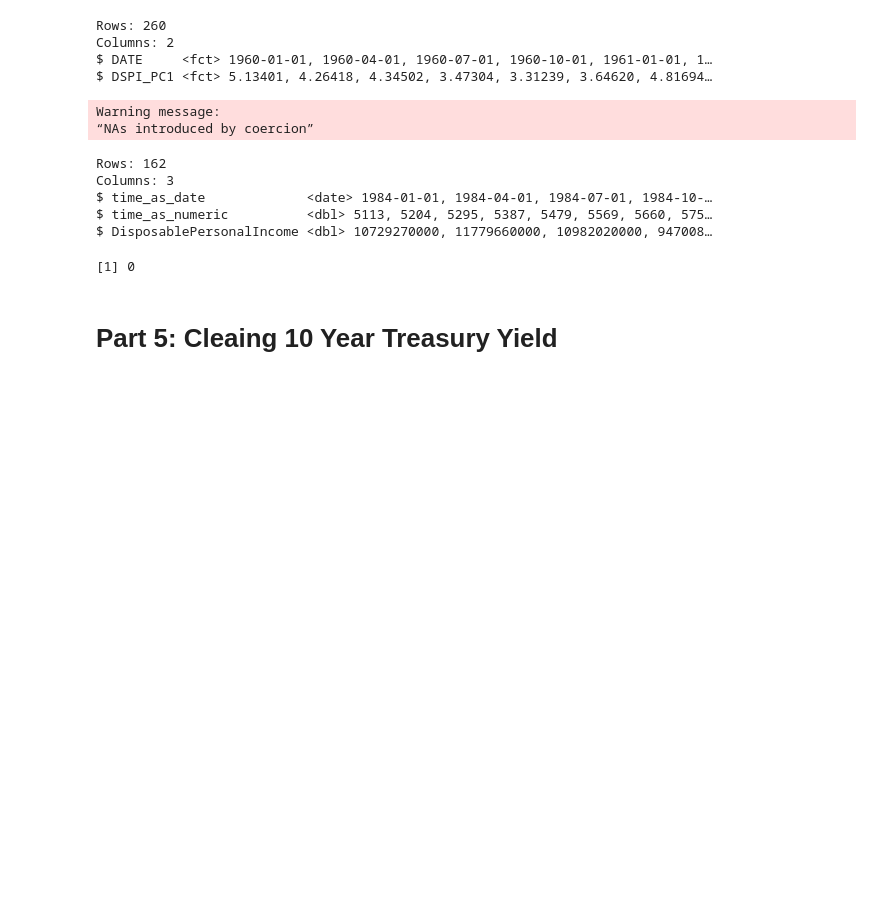
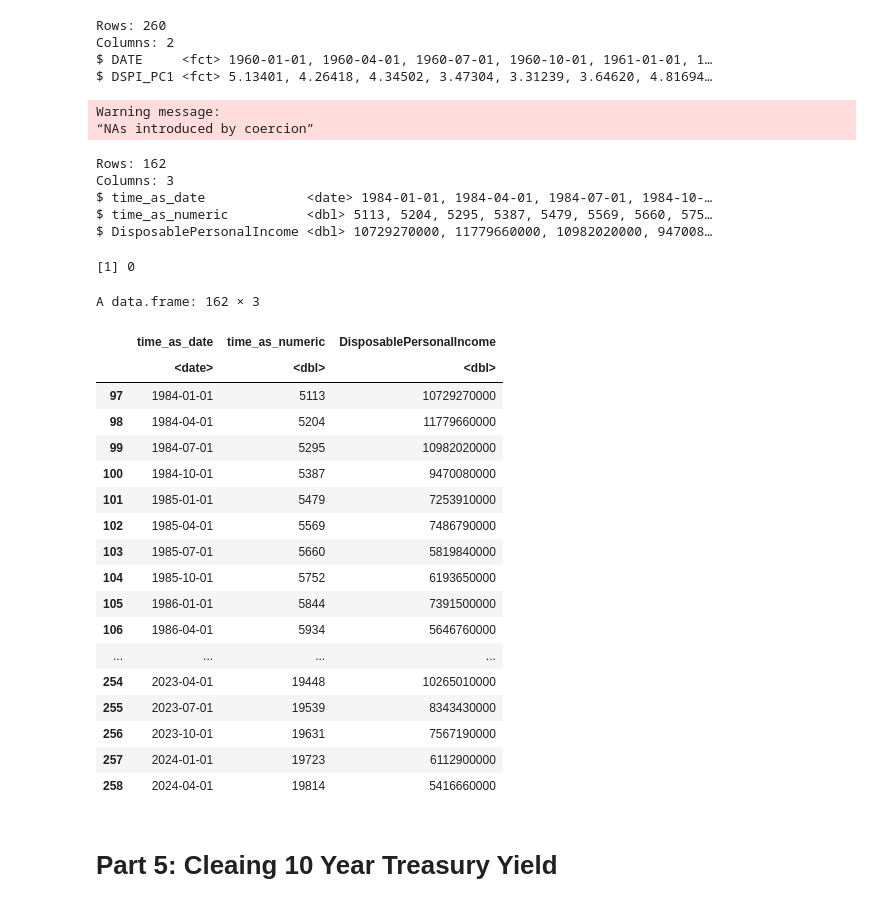
Before and after one commit to nzarama-kouadio/DUKE_MIDS_QFC_Final_Project, a Jupyter notebook: data_cleaning/regressor_data_cleaning.ipynb, the cells around one changed output. Saved outputs shown, nothing was run; the diff lists cells and outputs as text; code cells hidden in the pictures; blank space fills up the shorter version.

```diff
--- a/data_cleaning/regressor_data_cleaning.ipynb
+++ b/data_cleaning/regressor_data_cleaning.ipynb
@@ -187,33 +184,53 @@ disposable_income_raw$DisposablePersonalIncome <- as.numeric(as.character(dispos
 
 # Converting dis income into true unites it is in trillions so multiply by billions
 disposable_income_raw$DisposablePersonalIncome <- disposable_income_raw$DisposablePersonalIncome * 1000000000
 
 # Time as a date
 disposable_income_raw$DATE <- as.character(disposable_income_raw$DATE)
 disposable_income_raw$time_as_date <- as.Date(disposable_income_raw$DATE, format = "%Y-%m-%d")
 
 # Time as numeric (used in certain regression models or methods)
 disposable_income_raw$time_as_numeric <- as.numeric(disposable_income_raw$time_as_date)
 
 # Filter data between 1984-01-01 and 2024-04-01
 disposable_income_raw <- disposable_income_raw[disposable_income_raw$time_as_date >= as.Date("1984-01-01") & disposable_income_raw$time_as_date <= as.Date("2024-04-01"), ]
 
 # Keep only the relevant columns
 columns_to_keep <- c("time_as_date", "time_as_numeric", "DisposablePersonalIncome")
 disposable_income_filtered <- disposable_income_raw[, columns_to_keep]
 
 # Check
 glimpse(disposable_income_filtered)
 sum(is.na(disposable_income_filtered))
+disposable_income_filtered
 # %% [output]
 Warning message:
 “NAs introduced by coercion”
 Rows: 162
 Columns: 3
 $ time_as_date             <date> 1984-01-01, 1984-04-01, 1984-07-01, 1984-10-…
 $ time_as_numeric          <dbl> 5113, 5204, 5295, 5387, 5479, 5569, 5660, 575…
 $ DisposablePersonalIncome <dbl> 10729270000, 11779660000, 10982020000, 947008…
 [1] 0
+A data.frame: 162 × 3
+|  | time_as_date | time_as_numeric | DisposablePersonalIncome |
+|  | <date> | <dbl> | <dbl> |
+| 97 | 1984-01-01 | 5113 | 10729270000 |
+| 98 | 1984-04-01 | 5204 | 11779660000 |
+| 99 | 1984-07-01 | 5295 | 10982020000 |
+| 100 | 1984-10-01 | 5387 | 9470080000 |
+| 101 | 1985-01-01 | 5479 | 7253910000 |
+| 102 | 1985-04-01 | 5569 | 7486790000 |
+| 103 | 1985-07-01 | 5660 | 5819840000 |
+| 104 | 1985-10-01 | 5752 | 6193650000 |
+| 105 | 1986-01-01 | 5844 | 7391500000 |
+| 106 | 1986-04-01 | 5934 | 5646760000 |
+| ... | ... | ... | ... |
+| 254 | 2023-04-01 | 19448 | 10265010000 |
+| 255 | 2023-07-01 | 19539 | 8343430000 |
+| 256 | 2023-10-01 | 19631 | 7567190000 |
+| 257 | 2024-01-01 | 19723 | 6112900000 |
+| 258 | 2024-04-01 | 19814 | 5416660000 |
 # %% [markdown]
 # Part 5: Cleaing 10 Year Treasury Yield
 # %%
```
Also changed, not shown: parts of 11 cells of this notebook, 2 other files.
